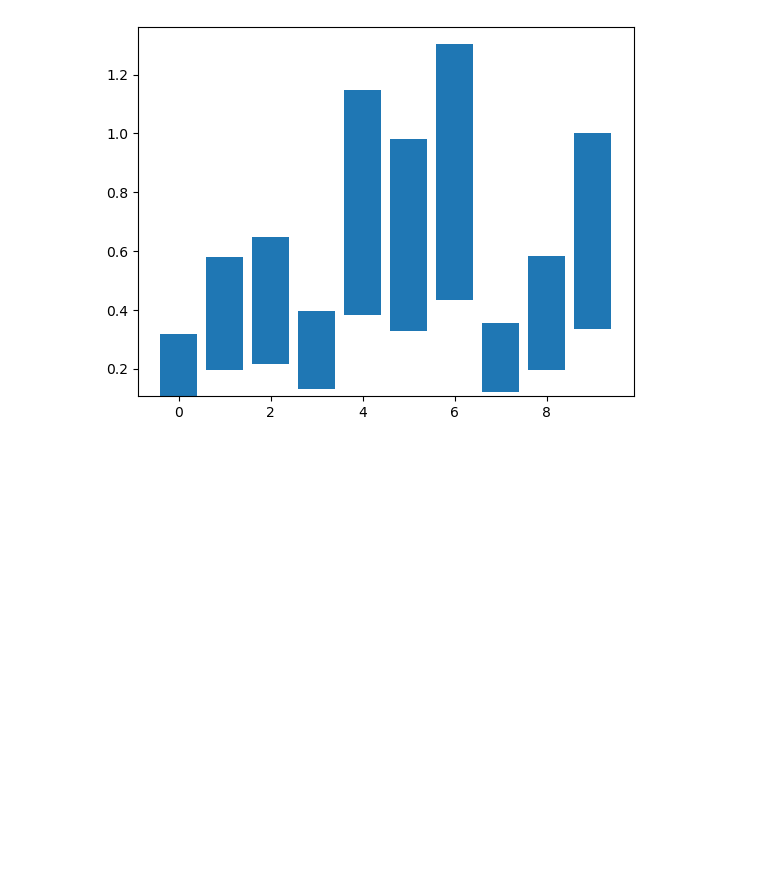
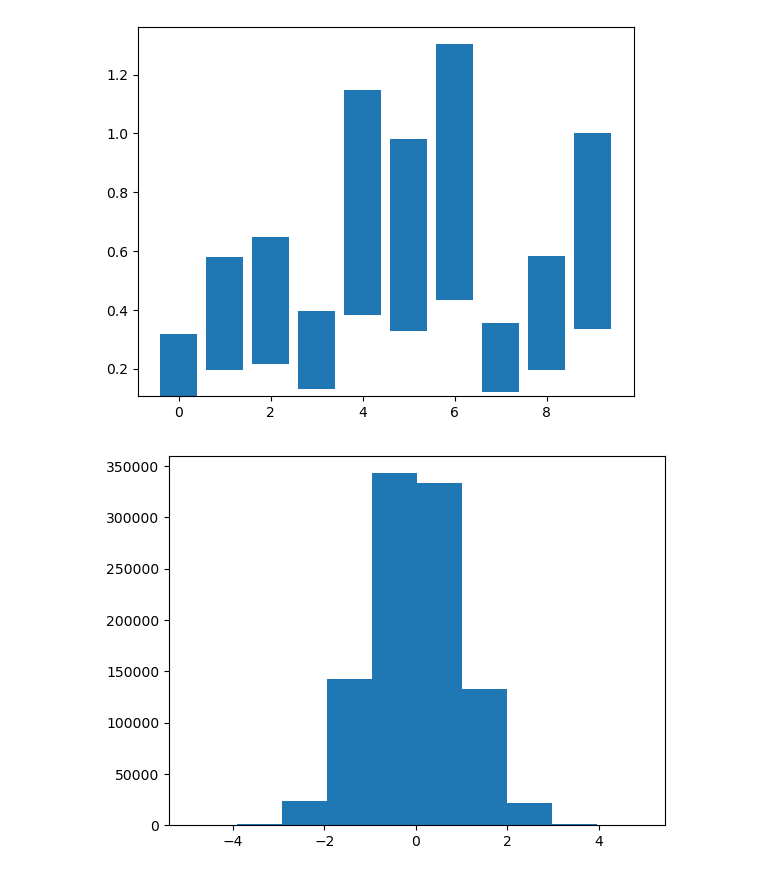
Before and after one commit to yashraj-shri17/GENERAL-STUFF, a Jupyter notebook: MatPlot-1.ipynb, the cells around one changed output. Saved outputs shown, nothing was run; the diff lists cells and outputs as text; code cells hidden in the pictures; blank space fills up the shorter version.

```diff
--- a/MatPlot-1.ipynb
+++ b/MatPlot-1.ipynb
@@ -252,3 +252,9 @@ plt.bar(np.arange(10),nums,bottom= 0.5*nums)
 # %% [output]
 <BarContainer object of 10 artists>
 [figure]
+# %%
+#basic histogram
+rands = np.random.normal(size = int(1e6))
+plt.hist(rands);
+# %% [output]
+[figure, added]
```
Also changed, not shown: parts of 12 cells of this notebook.
